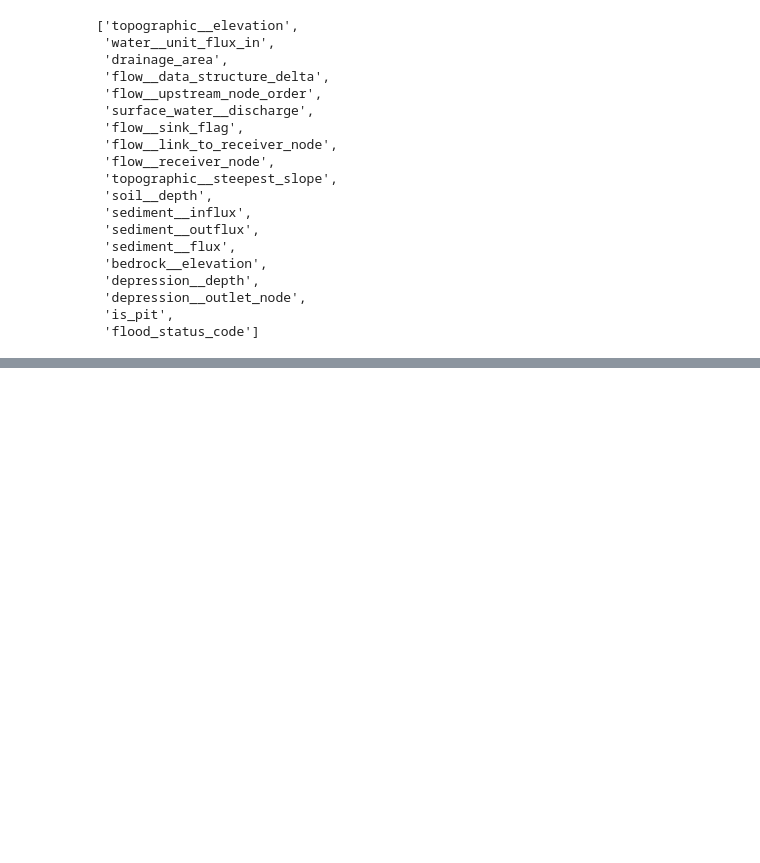
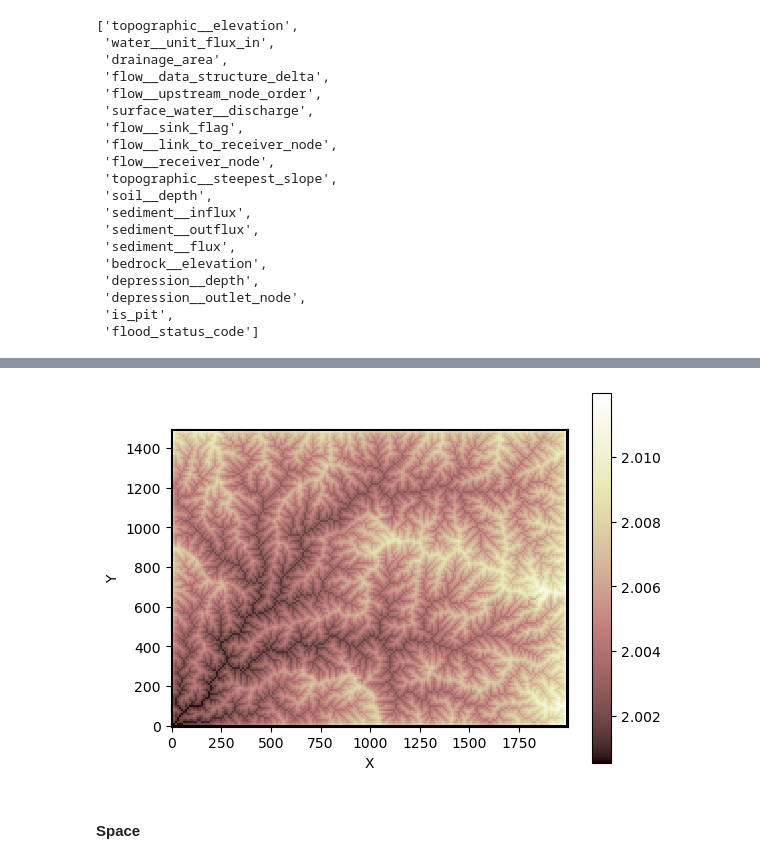
Before and after one commit to csdms-espin/ESPIn_2026_sed_flow, a Jupyter notebook: 00_Grid.ipynb, the cells around one changed output, grey strips where cells are left out. Cells and saved outputs as stored; diff of their text form; code cells hidden in the pictures; blank space fills up the shorter version.

```diff
--- a/00_Grid.ipynb
+++ b/00_Grid.ipynb
@@ -275,0 +284,6 @@ mg.at_node.keys()
+# %%
+imshow_grid(mg, "topographic__elevation")
+# %% [output]
+[figure, added]
+# %% [markdown]
+#### Space
```
Also changed, not shown: parts of 32 cells of this notebook.
